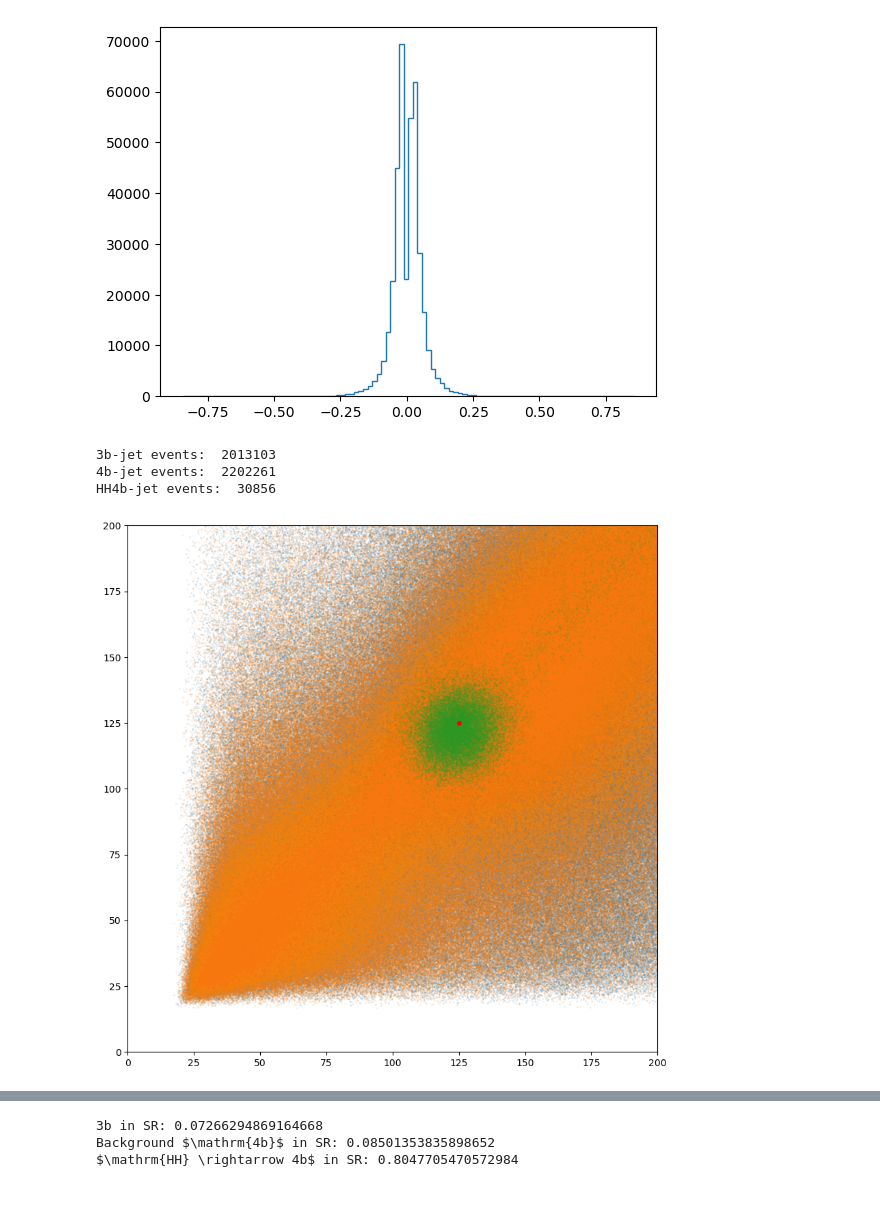
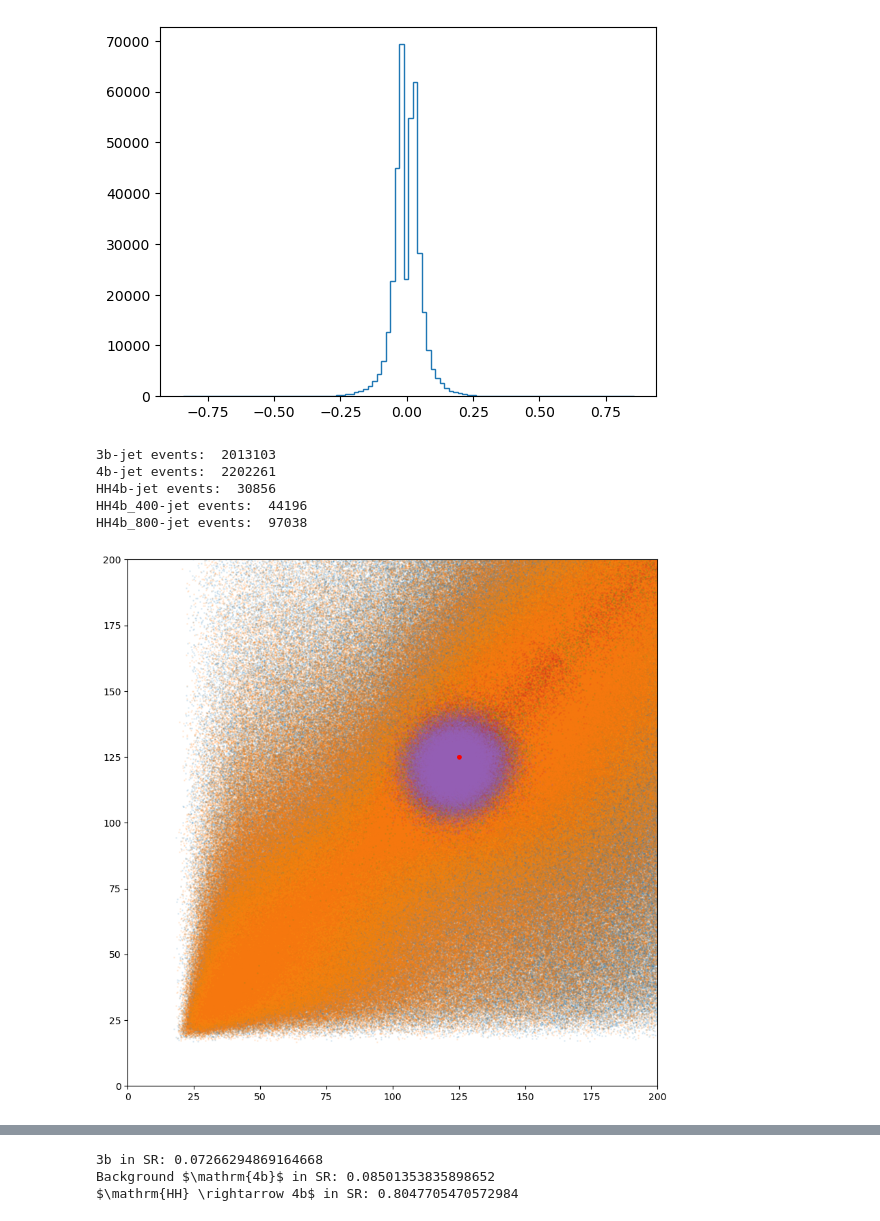
Before and after one commit to soheunyi/SRFinder, a Jupyter notebook: soheun/notebooks/eda.ipynb, the cells around one changed output, grey strips where cells are left out. Cells and saved outputs as stored; diff of their text form; code cells hidden in the pictures.

```diff
--- a/soheun/notebooks/eda.ipynb
+++ b/soheun/notebooks/eda.ipynb
@@ -15,0 +20,13 @@ os.chdir("..")
+# %%
+import ROOT
+import pathlib
+
+directory = pathlib.Path("../events/MG3")
+f = ROOT.TFile(str(directory / "TTree" / "HH4b_400.root"))
+f.ls()
+t = f.Get("Tree")
+t.Print()
+
+print(t.GetEntries())
+t.GetEntry(5000)
+print(t.jetPt[1])
@@ -211,47 +280,57 @@ directory = pathlib.Path("../events/MG3")
 df_3b = pd.read_hdf(directory / "dataframes" / "threeTag_picoAOD.h5")
 df_bg4b = pd.read_hdf(directory / "dataframes" / "fourTag_10x_picoAOD.h5")
 df_hh4b = pd.read_hdf(directory / "dataframes" / "HH4b_picoAOD.h5")
+df_hh4b_400 = pd.read_hdf(directory / "dataframes" / "HH4b_400.h5")
+df_hh4b_800 = pd.read_hdf(directory / "dataframes" / "HH4b_800.h5")
 
 df_3b["signal"] = False
 df_bg4b["signal"] = False
 df_hh4b["signal"] = True
+df_hh4b_400["signal"] = True
+df_hh4b_800["signal"] = True
 
 print("3b-jet events: ", len(df_3b))
 print("4b-jet events: ", len(df_bg4b))
 print("HH4b-jet events: ", len(df_hh4b))
+print("HH4b_400-jet events: ", len(df_hh4b_400))
+print("HH4b_800-jet events: ", len(df_hh4b_800))
 
 # shuffle the data
 df_3b = df_3b.sample(frac=1, random_state=seed_).reset_index(drop=True)
 df_bg4b = df_bg4b.sample(frac=1, random_state=seed_).reset_index(drop=True)
 df_hh4b = df_hh4b.sample(frac=1, random_state=seed_).reset_index(drop=True)
+df_hh4b_400 = df_hh4b_400.sample(frac=1, random_state=seed_).reset_index(drop=True)
+df_hh4b_800 = df_hh4b_800.sample(frac=1, random_state=seed_).reset_index(drop=True)
 # %% [output]
 3b-jet events:  2013103
 4b-jet events:  2202261
 HH4b-jet events:  30856
+HH4b_400-jet events:  44196
+HH4b_800-jet events:  97038
 # %%
 import matplotlib.pyplot as plt
 import numpy as np
 
 fig, ax = plt.subplots(figsize=(10, 10))
-for df in [df_3b, df_bg4b, df_hh4b]:
+for df in [df_3b, df_bg4b, df_hh4b, df_hh4b_400, df_hh4b_800]:
     m_diff = np.stack(
         [df["m01"] - df["m23"],
         df["m02"] - df["m13"],
         df["m03"] - df["m12"],
         ], axis=1)
     m_diff = np.abs(m_diff)
     m_diff_argmin = np.argmin(m_diff, axis=1)
     m1 = np.where(m_diff_argmin == 0, df["m01"],
                     np.where(m_diff_argmin == 1, df["m02"], df["m03"]))
     m2 = np.where(m_diff_argmin == 0, df["m23"],
                     np.where(m_diff_argmin == 1, df["m13"], df["m12"]))
     ax.plot(m1, m2, "o", alpha=0.1, markersize=1)
 
 ax.plot(125, 125, "o", markersize=4, color="red")
 ax.set_xlim(0, 200)
 ax.set_ylim(0, 200)
 
 plt.show()
 plt.close()
 # %% [output]
-[figure, old version]
+[figure, new version]
```
Also changed, not shown: parts of 7 cells of this notebook, 31 other files.
